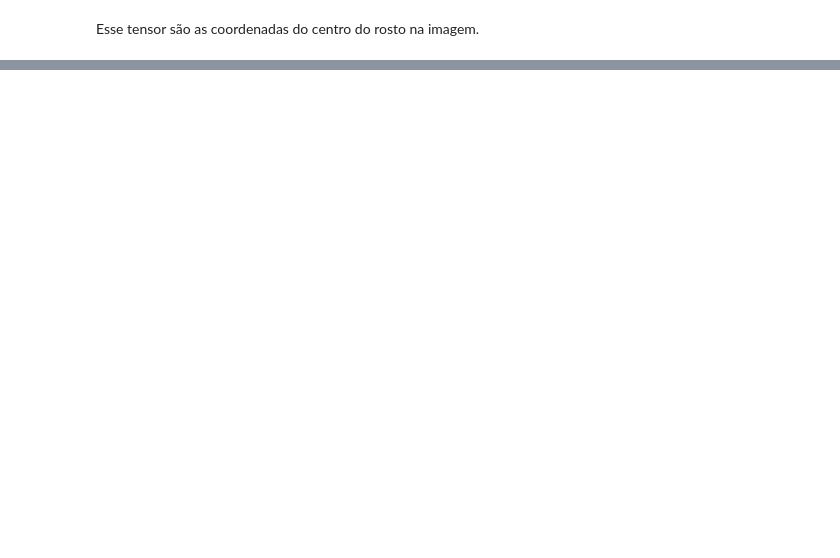
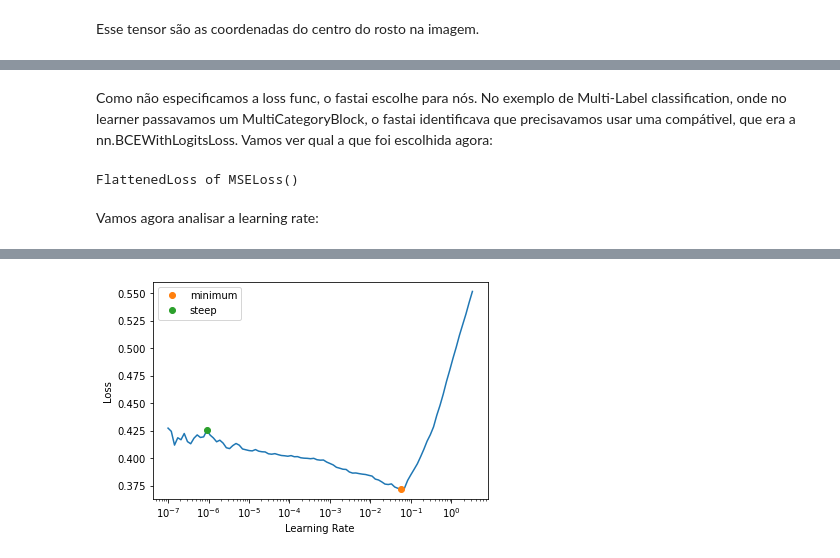
Before and after one commit to pxpc2/aprendizadodemaquina-unb, a Jupyter notebook: img_regression.ipynb, the cells around one changed output, grey strips where cells are left out. Cells and saved outputs as stored; diff of their text form; code cells hidden in the pictures; blank space fills up the shorter version.

Commit message:
creating dls, optimizing learning rate and finishing model

```diff
--- a/img_regression.ipynb
+++ b/img_regression.ipynb
@@ -56,2 +58,16 @@ tensor([345.6619, 272.8406])
 # %% [markdown]
 Esse tensor são as coordenadas do centro do rosto na imagem.
+# %%
+biwi_block = DataBlock(
+    blocks = (ImageBlock, PointBlock),
+    get_items = get_image_files,
+    get_y = getCenter,
+    splitter = FuncSplitter(lambda o: o.parent.name=='13'), # pegando uma pessoa aleatória (#13) para testar com pessoas diferentes, não só frames diferentes
+    batch_tfms = [*aug_transforms(size=(240, 320)), # deixar do msm tamanho (reduzido) p/ eficiência
+                  Normalize.from_stats(*imagenet_stats)]
+)
+
+# OBS sobre splitter: se usar o FuncSplitter, qnd a fç retorna True = validation, False = training
+
+dls = biwi_block.dataloaders(path)
+dls.show_batch()
@@ -57,0 +89,2 @@ Esse tensor são as coordenadas do centro do rosto na imagem.
+# %%
+learn = vision_learner(dls, resnet18, y_range=(-1,1))
@@ -57,0 +93,11 @@ Esse tensor são as coordenadas do centro do rosto na imagem.
+# %% [markdown]
+Como não especificamos a loss func, o fastai escolhe para nós. No exemplo de Multi-Label classification, onde no learner passavamos um MultiCategoryBlock, o fastai identificava que precisavamos usar uma compátivel, que era a nn.BCEWithLogitsLoss. Vamos ver qual a que foi escolhida agora:
+# %%
+dls.loss_func
+# %% [output]
+FlattenedLoss of MSELoss()
+# %% [markdown]
+Vamos agora analisar a learning rate:
+# %%
+lr_min,lr_steep = learn.lr_find(suggest_funcs=(minimum, steep))
+# %% [output]
@@ -57,0 +105 @@ Esse tensor são as coordenadas do centro do rosto na imagem.
+[figure, added]
```
Also changed, not shown: parts of 17 cells of this notebook.
